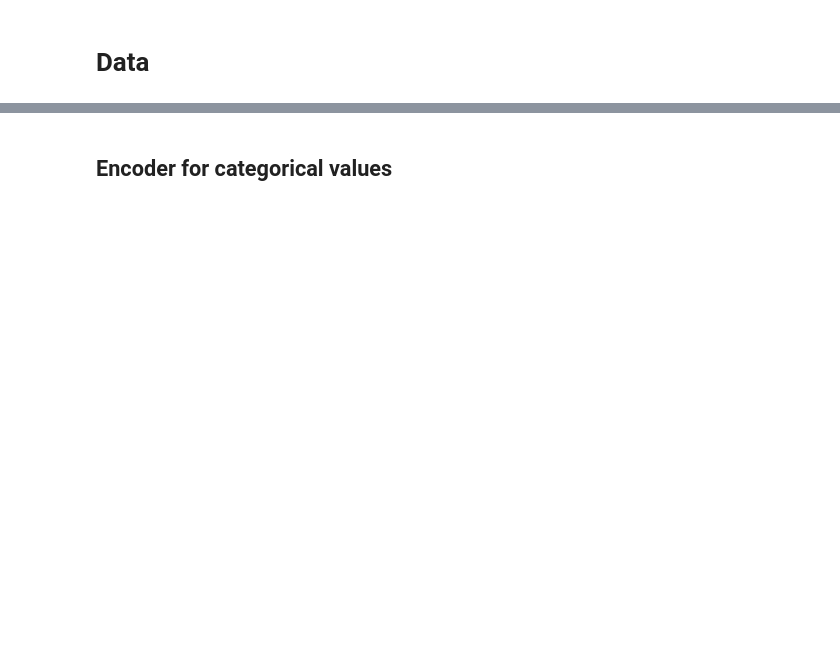
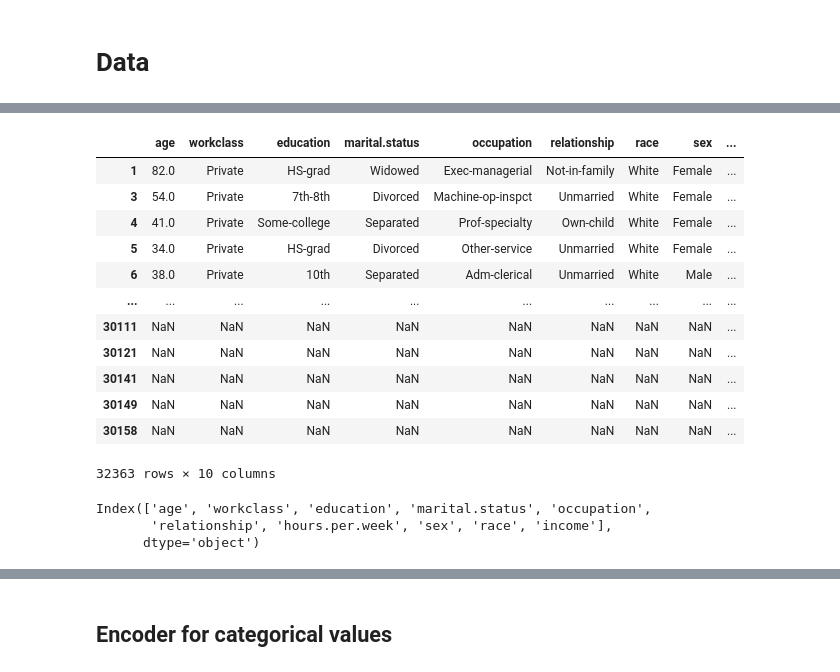
Before and after one commit to JipSchoneveld/HCML_project, a Jupyter notebook: train.ipynb, the cells around one changed output, grey strips where cells are left out. Drawn from its saved outputs; the diff is of its cells as text; code cells hidden in the pictures; blank space fills up the shorter version.

```diff
--- a/train.ipynb
+++ b/train.ipynb
@@ -35,0 +46,2 @@ toy_data
+# %%
+data_old = get_old_data("data/adult.csv")
@@ -35,0 +54,16 @@ toy_data
+# %%
+data_old
+# %% [output]
+|  | age | workclass | education | marital.status | occupation | relationship | race | sex | ... |
+| 1 | 82.0 | Private | HS-grad | Widowed | Exec-managerial | Not-in-family | White | Female | ... |
+| 3 | 54.0 | Private | 7th-8th | Divorced | Machine-op-inspct | Unmarried | White | Female | ... |
+| 4 | 41.0 | Private | Some-college | Separated | Prof-specialty | Own-child | White | Female | ... |
+| 5 | 34.0 | Private | HS-grad | Divorced | Other-service | Unmarried | White | Female | ... |
+| 6 | 38.0 | Private | 10th | Separated | Adm-clerical | Unmarried | White | Male | ... |
+| ... | ... | ... | ... | ... | ... | ... | ... | ... | ... |
+| 30111 | NaN | NaN | NaN | NaN | NaN | NaN | NaN | NaN | ... |
+| 30121 | NaN | NaN | NaN | NaN | NaN | NaN | NaN | NaN | ... |
+| 30141 | NaN | NaN | NaN | NaN | NaN | NaN | NaN | NaN | ... |
+| 30149 | NaN | NaN | NaN | NaN | NaN | NaN | NaN | NaN | ... |
+| 30158 | NaN | NaN | NaN | NaN | NaN | NaN | NaN | NaN | ... |
+32363 rows × 10 columns
@@ -35,0 +72,6 @@ toy_data
+# %%
+data_2018.keys()
+# %% [output]
+Index(['age', 'workclass', 'education', 'marital.status', 'occupation',
+       'relationship', 'hours.per.week', 'sex', 'race', 'income'],
+      dtype='object')
```
Also changed, not shown: parts of 15 cells of this notebook, 4 other files.
